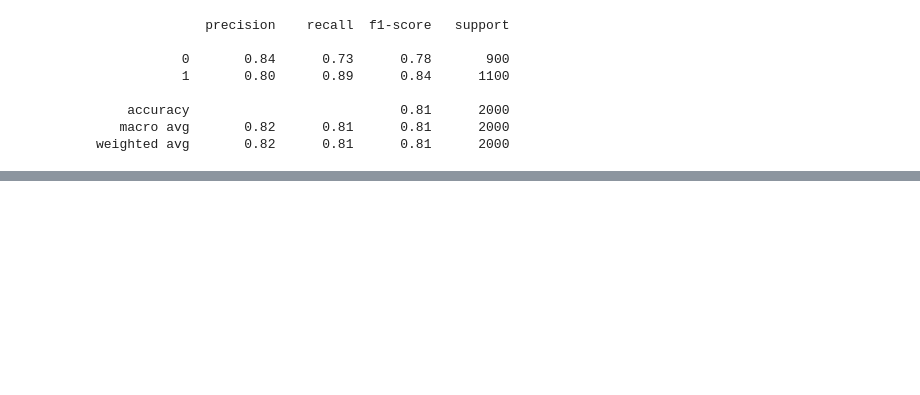
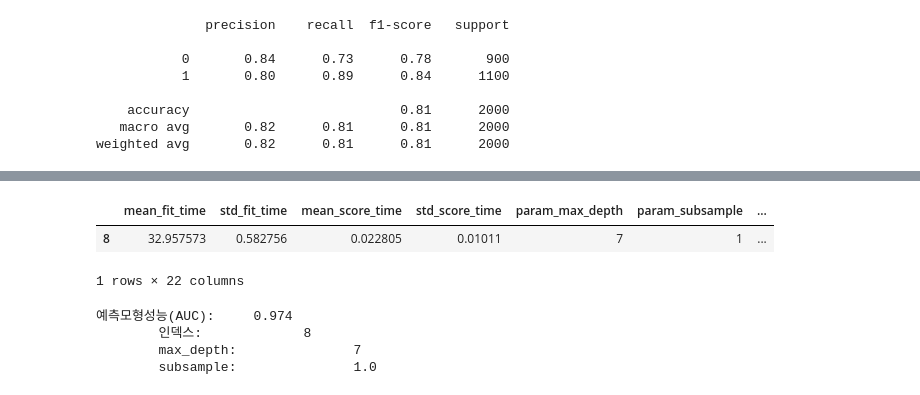
Before and after one commit to Hoseo-IELab/Hoseo_AI_Competition, a Jupyter notebook: Acc100_DataAnalysis.ipynb, the cells around one changed output, grey strips where cells are left out. Drawn from its saved outputs; the diff is of its cells as text; code cells hidden in the pictures; blank space fills up the shorter version.

```diff
--- a/Acc100_DataAnalysis.ipynb
+++ b/Acc100_DataAnalysis.ipynb
@@ -260,0 +330,26 @@ xgb_df.head()
+# %%
+hr_grid_df[hr_grid_df['rank_test_score'] == 1]
+# %% [output]
+|  | mean_fit_time | std_fit_time | mean_score_time | std_score_time | param_max_depth | param_subsample | ... |
+| 8 | 32.957573 | 0.582756 | 0.022805 | 0.01011 | 7 | 1 | ... |
+1 rows × 22 columns
+# %%
+## 최고성능
+best_score = hr_grid.best_score_
+# 최고성능을 내는 행을 찾아냄
+best_row = hr_grid.best_index_
+
+# 최적 초모수: max_depth, subsample
+best_max_depth = hr_grid.best_params_["max_depth"]
+best_max_subsample = hr_grid.best_params_["subsample"]
+
+nl = '\n'
+print(f'예측모형성능(AUC):  \t {best_score:.3f}{nl}\
+        인덱스:           \t {best_row}{nl}\
+        max_depth:      \t {best_max_depth}{nl}\
+        subsample:      \t {best_max_subsample}')
+# %% [output]
+예측모형성능(AUC):     0.974
+        인덱스:             8
+        max_depth:               7
+        subsample:               1.0
```
Also changed, not shown: parts of 8 cells of this notebook.
